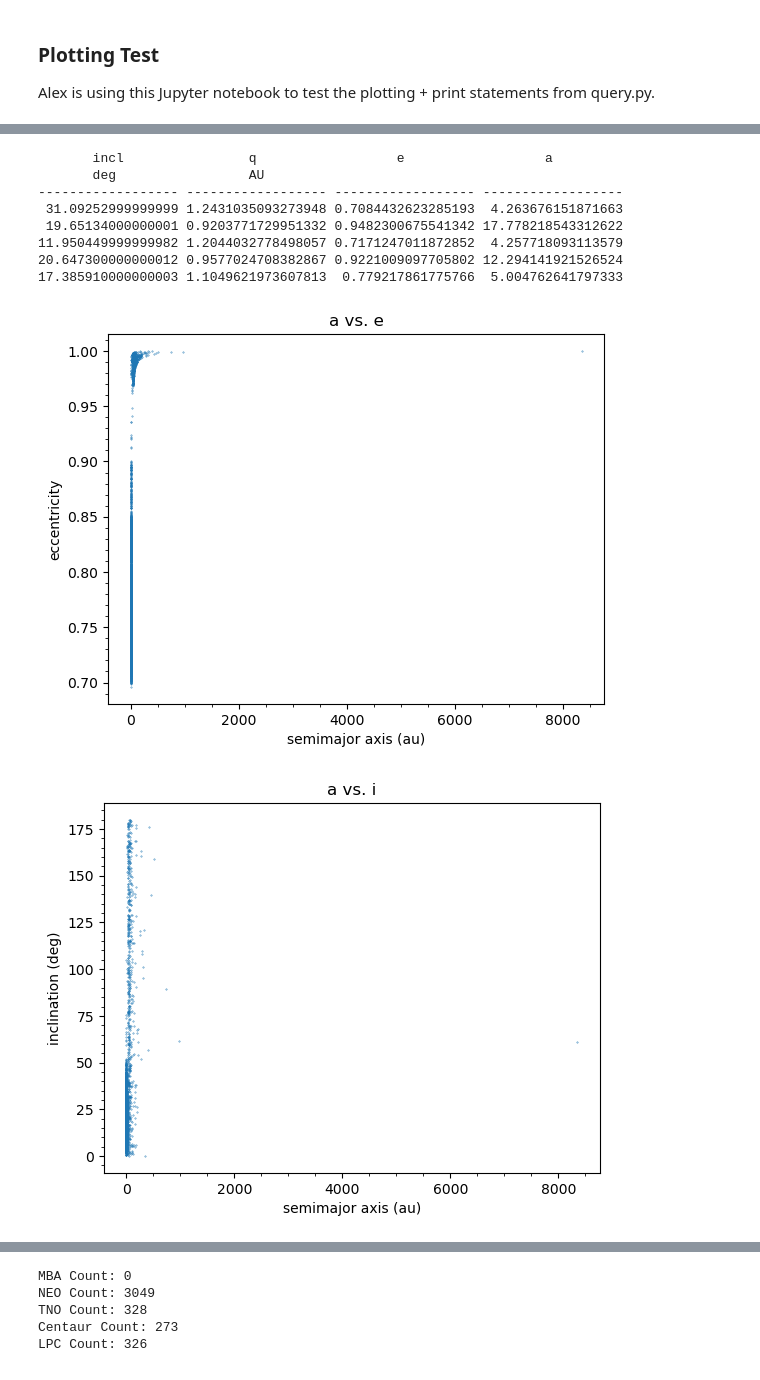
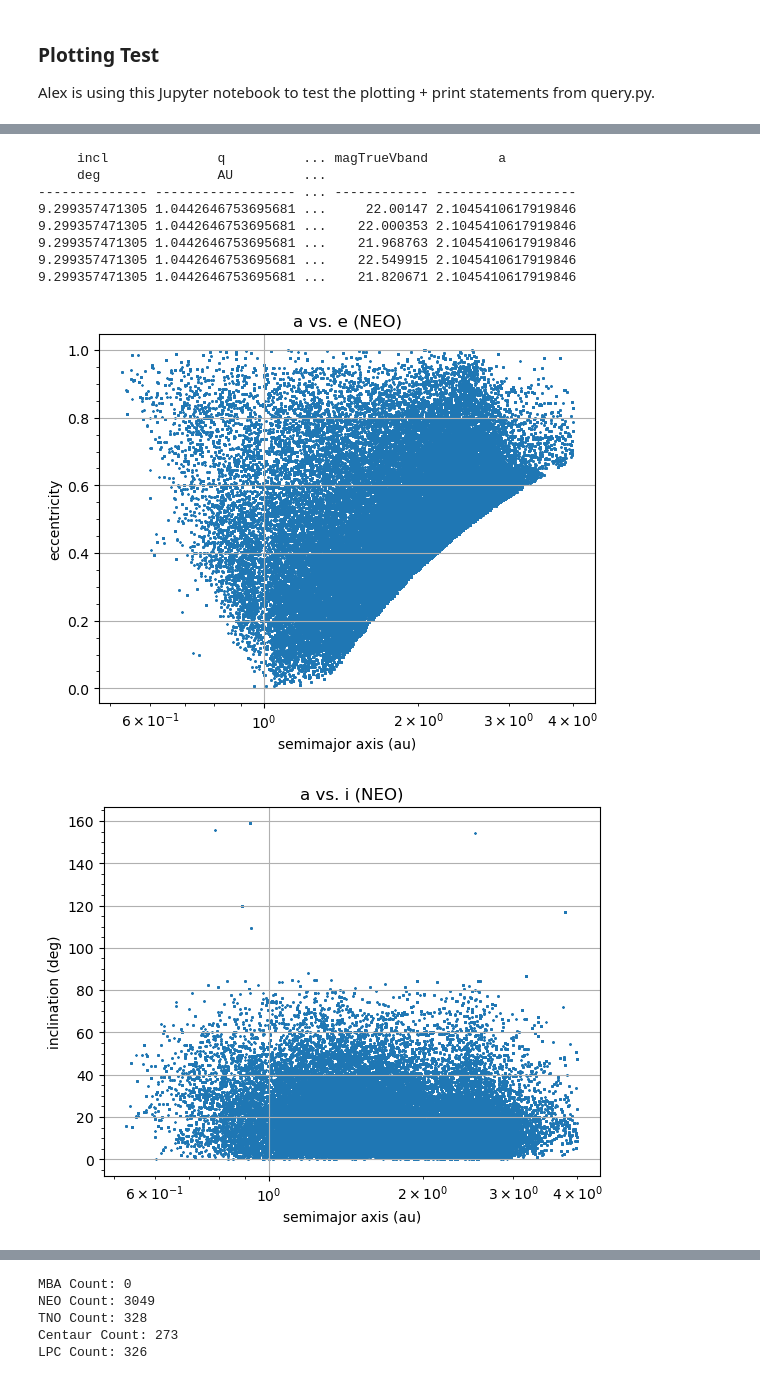
Before and after one commit to lsst-sssc/rsp_queries, a Jupyter notebook: sso_query/plot_test.ipynb, the cells around one changed output, grey strips where cells are left out. Saved outputs shown, nothing was run; the diff lists cells and outputs as text; code cells hidden in the pictures.

Commit message:
Plots shown for NEO! Examples of how to use the classification function.

```diff
--- a/sso_query/plot_test.ipynb
+++ b/sso_query/plot_test.ipynb
@@ -10,5 +35,10 @@ import query as q
 # %%
 # testing with NEOs
-query = q.make_query(q_cutoff=1.3, a_cutoff_min=4.0, e_cutoff = 1.0)
+query, object_type = q.make_query_general(object_type = "NEO", join = 'Diasource')
 print(query)
+print(object_type)
+
+query, object_type = q.make_query_general(q_cutoff=1.3, a_cutoff=4.0, e_cutoff = 1.0, join = 'Diasource')
+print(query)
+print(object_type)
 # %% [output]
@@ -32,16 +68,16 @@ a = q.calc_semimajor_axis(NEO_objects_table['q'], NEO_objects_table['e'])
 NEO_objects_table['a'] = a
 print(NEO_objects_table[0:5]) # print first few rows
 # %% [output]
-       incl                q                  e                  a
-       deg                 AU
------------------- ------------------ ------------------ ------------------
- 31.09252999999999 1.2431035093273948 0.7084432623285193  4.263676151871663
- 19.65134000000001 0.9203771729951332 0.9482300675541342 17.778218543312622
-11.950449999999982 1.2044032778498057 0.7171247011872852  4.257718093113579
-20.647300000000012 0.9577024708382867 0.9221009097705802 12.294141921526524
-17.385910000000003 1.1049621973607813  0.779217861775766  5.004762641797333
+     incl              q          ... magTrueVband         a
+     deg               AU         ...
+-------------- ------------------ ... ------------ ------------------
+9.299357471305 1.0442646753695681 ...     22.00147 2.1045410617919846
+9.299357471305 1.0442646753695681 ...    22.000353 2.1045410617919846
+9.299357471305 1.0442646753695681 ...    21.968763 2.1045410617919846
+9.299357471305 1.0442646753695681 ...    22.549915 2.1045410617919846
+9.299357471305 1.0442646753695681 ...    21.820671 2.1045410617919846
 # %%
-q.plot_data(NEO_objects_table)
+q.plot_data(NEO_objects_table, object_type)
 # %% [output]
-[figure, old version]
+[figure, new version]
-[figure, old version]
+[figure, new version]
```
Also changed, not shown: parts of 6 cells of this notebook.
